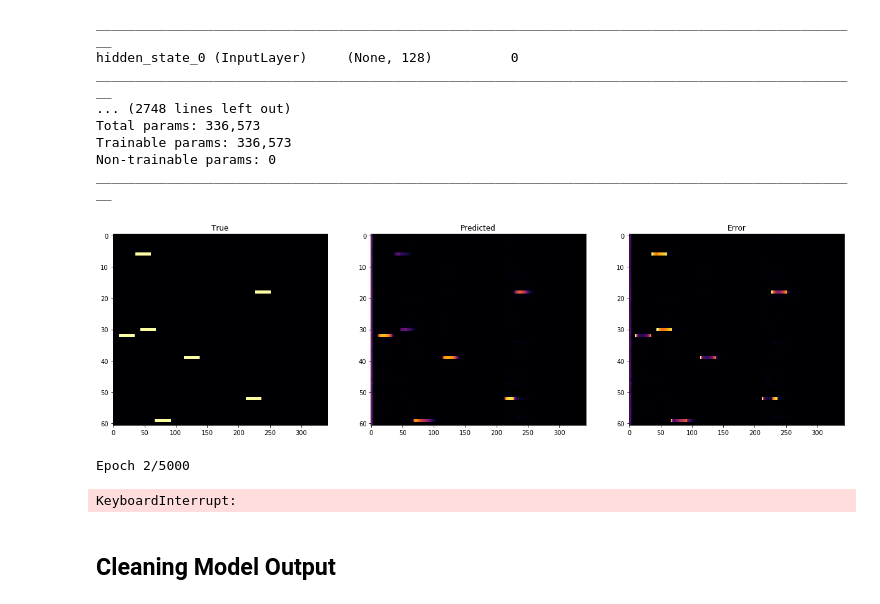
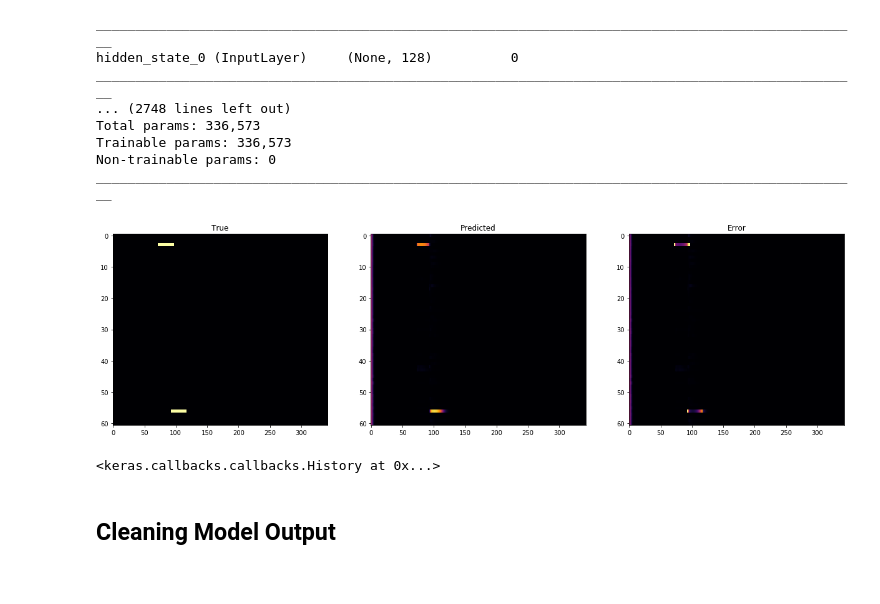
Before and after one commit to jmsmdy/sound-parse, a Jupyter notebook: Flex Net 2A.ipynb, the cells around one changed output. Saved outputs shown, nothing was run; the diff lists cells and outputs as text; code cells hidden in the pictures.

```diff
--- a/Flex Net 2A.ipynb
+++ b/Flex Net 2A.ipynb
@@ -292,11 +292,10 @@ class CustomCallback(keras.callbacks.Callback):
         error = np.abs(true - predicted)
         show([(true, 'True'), (predicted, 'Predicted'), (error, 'Error')], aspect=5)
 # %%
-model.fit_generator(batch_generator, steps_per_epoch=10, epochs=5000, callbacks=[CustomCallback()])
+model.fit_generator(batch_generator, steps_per_epoch=10, epochs=5, callbacks=[CustomCallback()])
 # %% [output]
-[figure, old version]
+[figure, new version]
-Epoch 2/5000
+<keras.callbacks.callbacks.History at 0x...>
-KeyboardInterrupt:
 # %%
 model.save_weights('trained_model_001.h5')
 # %% [markdown]
```
Also changed, not shown: parts of 1 cell of this notebook, 13 other files.
